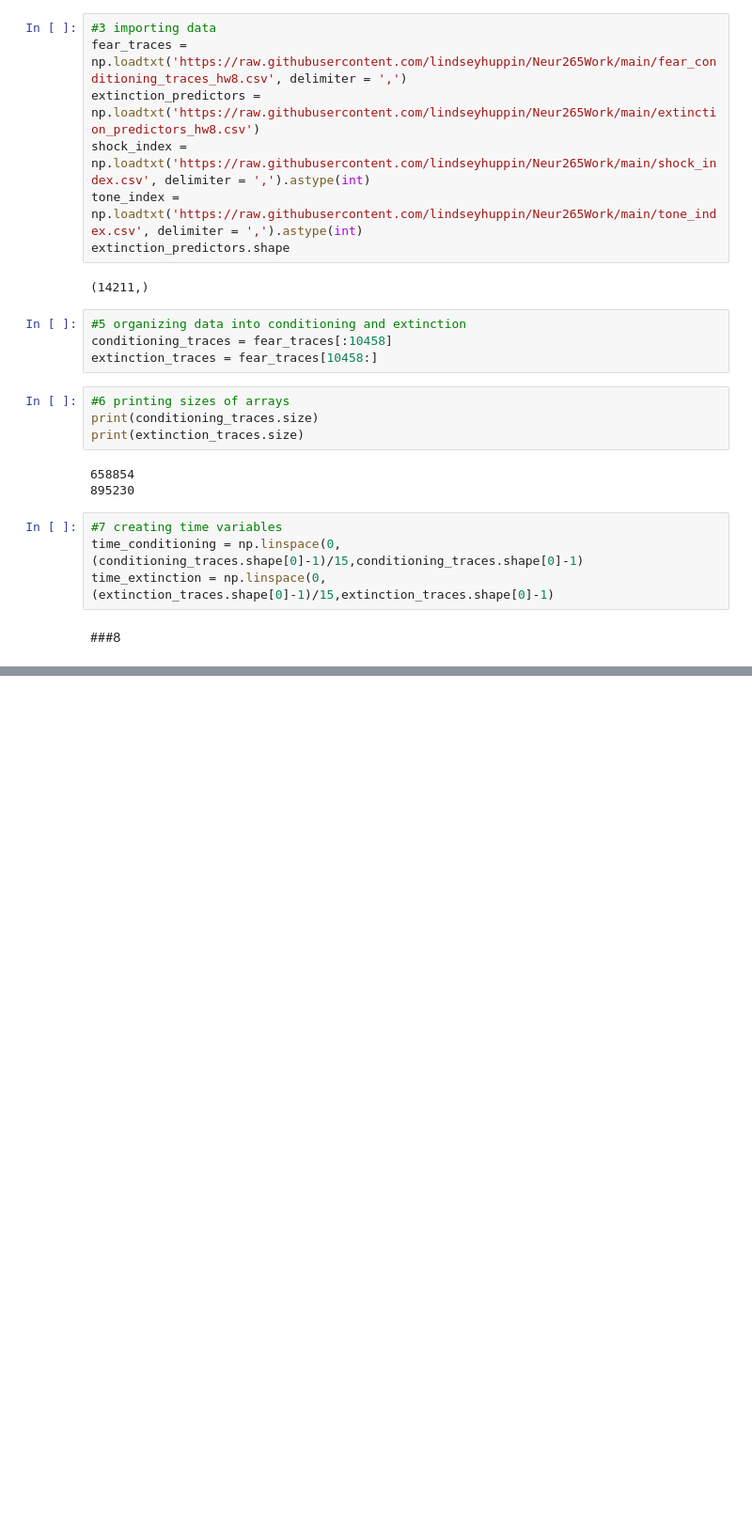
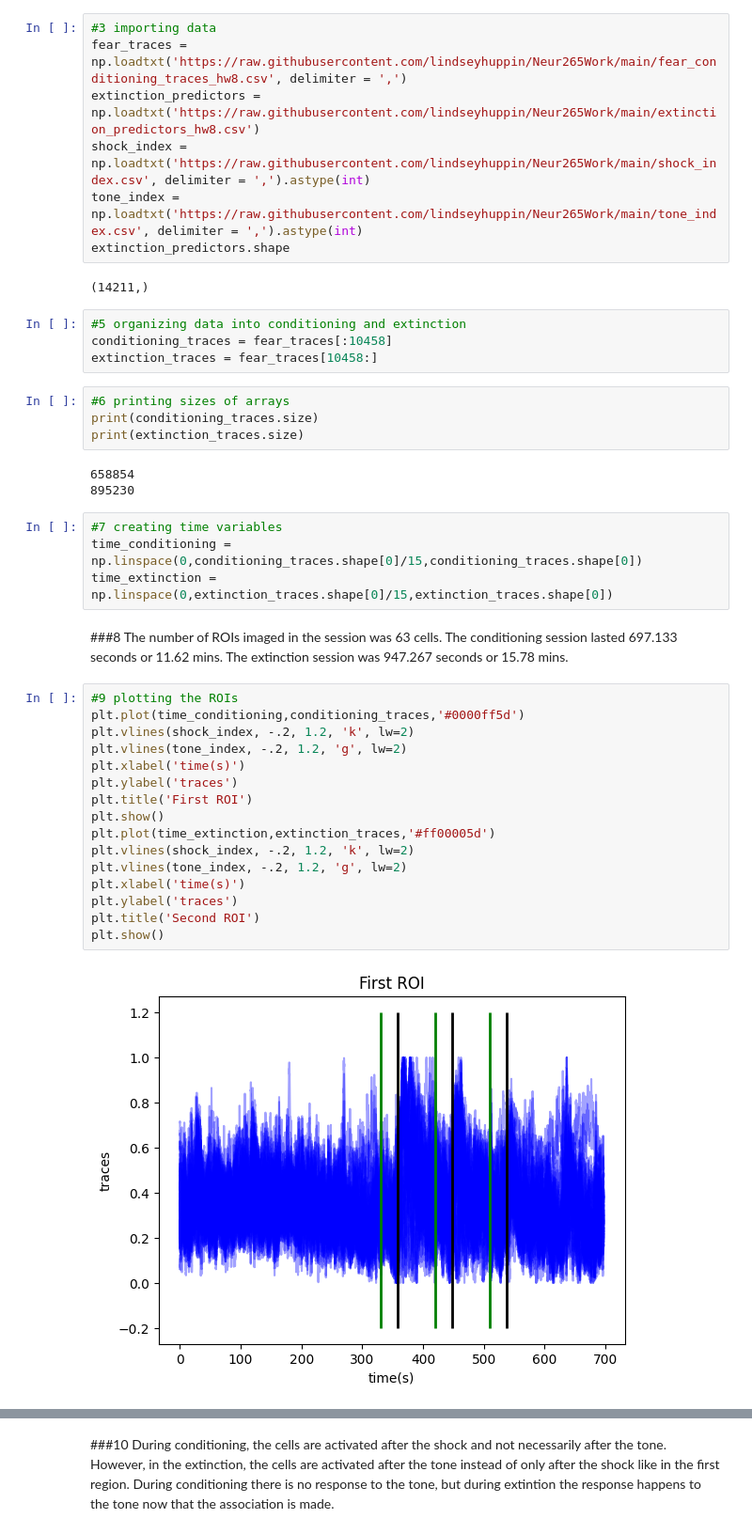
Before and after one commit to lindseyhuppin/Neur265Work, a Jupyter notebook: homework/coding_homework_8.ipynb, the cells around one changed output, grey strips where cells are left out. Shown at 94% size. Drawn from its saved outputs; the diff is of its cells as text; blank space fills up the shorter version.

```diff
--- a/homework/coding_homework_8.ipynb
+++ b/homework/coding_homework_8.ipynb
@@ -77,7 +77,26 @@ print(extinction_traces.size)
 895230
 # %%
 #7 creating time variables
-time_conditioning = np.linspace(0,(conditioning_traces.shape[0]-1)/15,conditioning_traces.shape[0]-1)
-time_extinction = np.linspace(0,(extinction_traces.shape[0]-1)/15,extinction_traces.shape[0]-1)
+time_conditioning = np.linspace(0,conditioning_traces.shape[0]/15,conditioning_traces.shape[0])
+time_extinction = np.linspace(0,extinction_traces.shape[0]/15,extinction_traces.shape[0])
-# %% [markdown]
-###8
+# %% [markdown]
+###8
+The number of ROIs imaged in the session was 63 cells. The conditioning session lasted 697.133 seconds or 11.62 mins. The extinction session was 947.267 seconds or 15.78 mins.
+# %%
+#9 plotting the ROIs
+plt.plot(time_conditioning,conditioning_traces,'#0000ff5d')
+plt.vlines(shock_index, -.2, 1.2, 'k', lw=2)
+plt.vlines(tone_index, -.2, 1.2, 'g', lw=2)
+plt.xlabel('time(s)')
+plt.ylabel('traces')
+plt.title('First ROI')
+plt.show()
+plt.plot(time_extinction,extinction_traces,'#ff00005d')
+plt.vlines(shock_index, -.2, 1.2, 'k', lw=2)
+plt.vlines(tone_index, -.2, 1.2, 'g', lw=2)
+plt.xlabel('time(s)')
+plt.ylabel('traces')
+plt.title('Second ROI')
+plt.show()
+# %% [output]
+[figure, added]
@@ -83,0 +104,3 @@ time_extinction = np.linspace(0,(extinction_traces.shape[0]-1)/15,extinction_tra
+# %% [markdown]
+###10
+During conditioning, the cells are activated after the shock and not necessarily after the tone. However, in the extinction, the cells are activated after the tone instead of only after the shock like in the first region. During conditioning there is no response to the tone, but during extintion the response happens to the tone now that the association is made.
```
Also changed, not shown: parts of 7 cells of this notebook.
